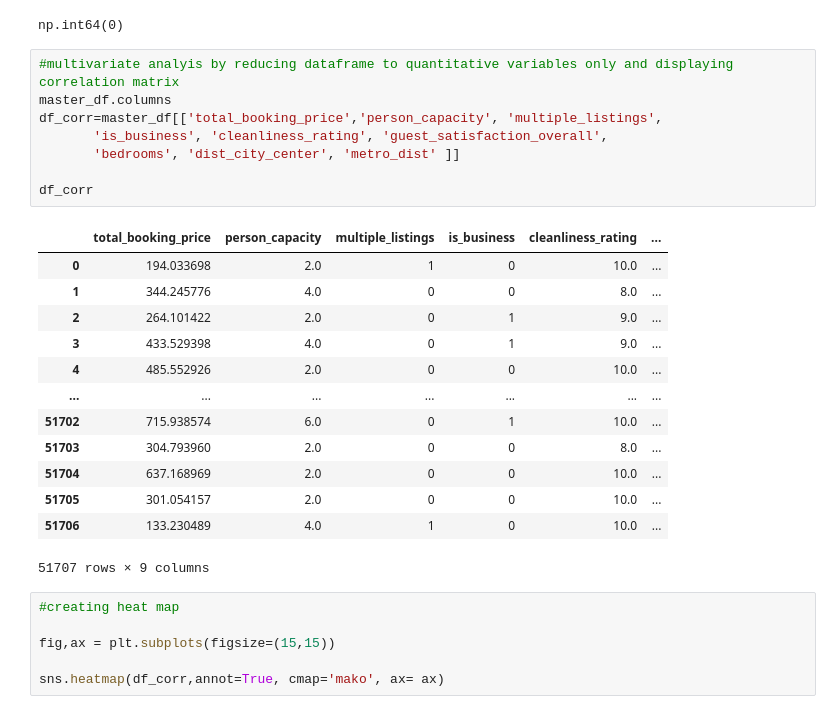
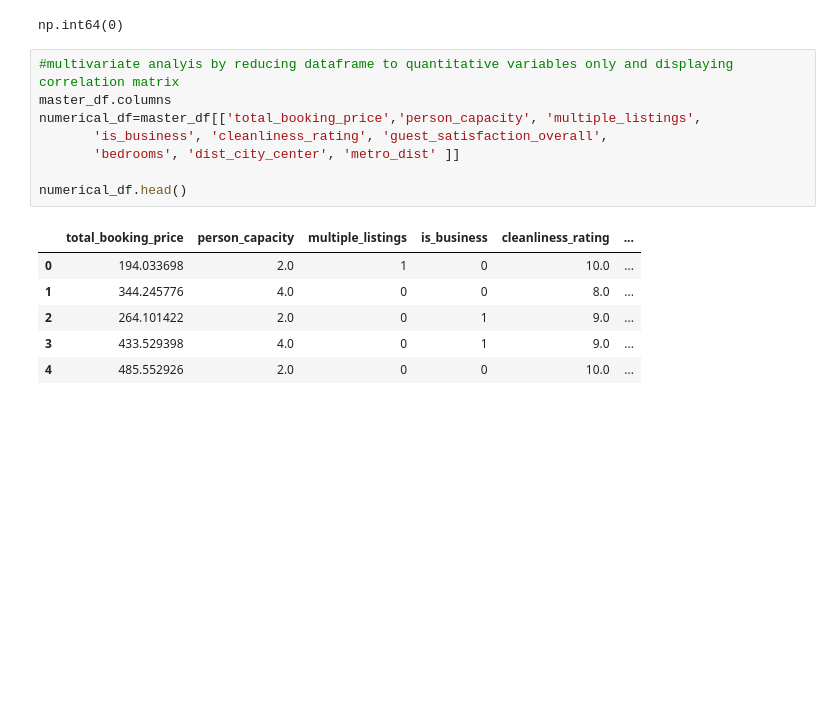
Before and after one commit to Lous-Clues-17/europe-airbnb-pricing-analysis, a Jupyter notebook: notebooks/consolidated-data.ipynb, the cells around one changed output. Cells and saved outputs as stored; diff of their text form; blank space fills up the shorter version.

```diff
--- a/notebooks/consolidated-data.ipynb
+++ b/notebooks/consolidated-data.ipynb
@@ -156,28 +156,15 @@ np.int64(0)
 # %%
 #multivariate analyis by reducing dataframe to quantitative variables only and displaying correlation matrix
 master_df.columns
-df_corr=master_df[['total_booking_price','person_capacity', 'multiple_listings',
+numerical_df=master_df[['total_booking_price','person_capacity', 'multiple_listings',
        'is_business', 'cleanliness_rating', 'guest_satisfaction_overall',
        'bedrooms', 'dist_city_center', 'metro_dist' ]]
 
-df_corr
+numerical_df.head()
 # %% [output]
 |  | total_booking_price | person_capacity | multiple_listings | is_business | cleanliness_rating | ... |
 | 0 | 194.033698 | 2.0 | 1 | 0 | 10.0 | ... |
 | 1 | 344.245776 | 4.0 | 0 | 0 | 8.0 | ... |
 | 2 | 264.101422 | 2.0 | 0 | 1 | 9.0 | ... |
 | 3 | 433.529398 | 4.0 | 0 | 1 | 9.0 | ... |
 | 4 | 485.552926 | 2.0 | 0 | 0 | 10.0 | ... |
-| ... | ... | ... | ... | ... | ... | ... |
-| 51702 | 715.938574 | 6.0 | 0 | 1 | 10.0 | ... |
-| 51703 | 304.793960 | 2.0 | 0 | 0 | 8.0 | ... |
-| 51704 | 637.168969 | 2.0 | 0 | 0 | 10.0 | ... |
-| 51705 | 301.054157 | 2.0 | 0 | 0 | 10.0 | ... |
-| 51706 | 133.230489 | 4.0 | 1 | 0 | 10.0 | ... |
-51707 rows × 9 columns
-# %%
-#creating heat map
-
-fig,ax = plt.subplots(figsize=(15,15))
-
-sns.heatmap(df_corr,annot=True, cmap='mako', ax= ax)
```
Also changed, not shown: parts of 1 cell of this notebook.
